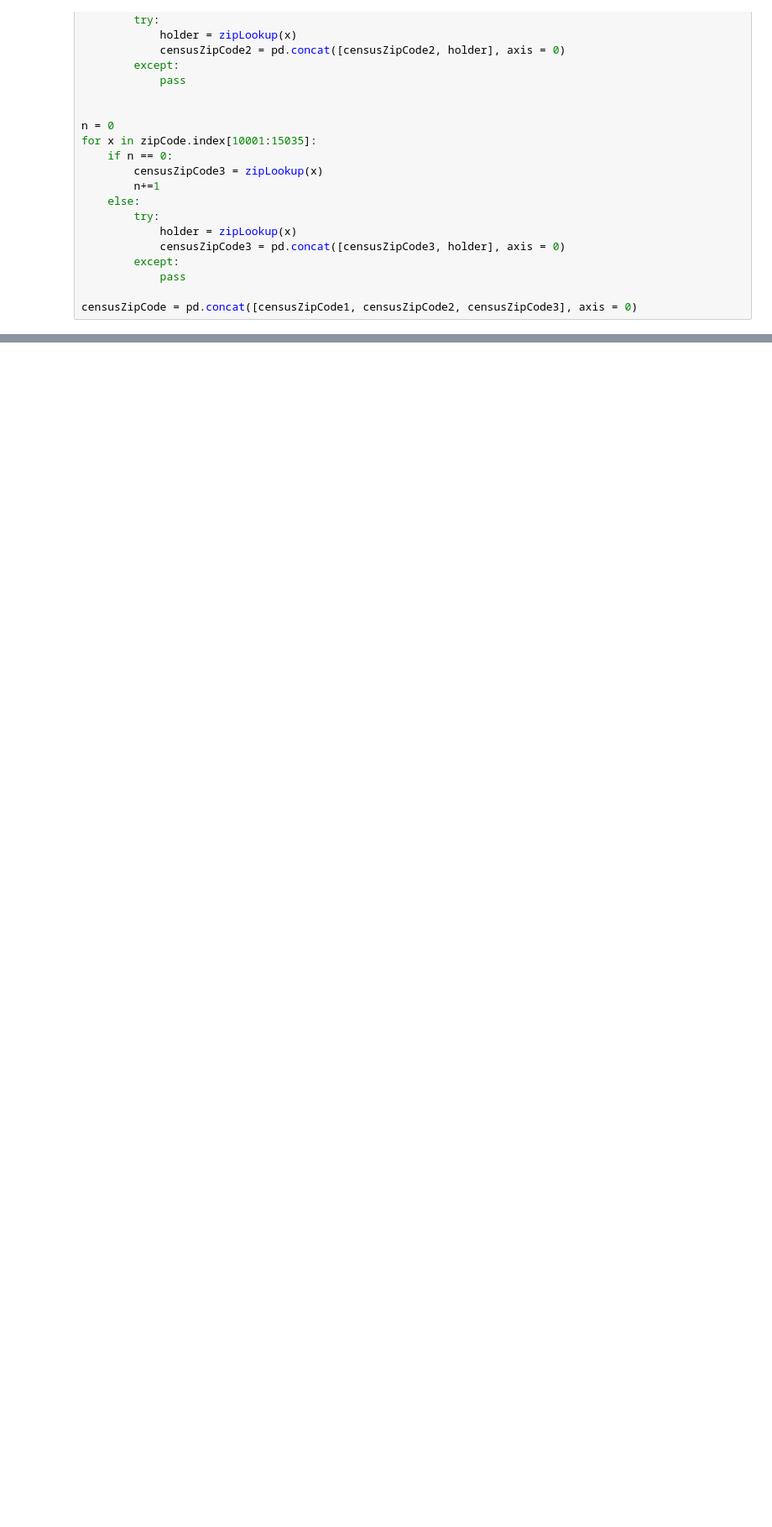
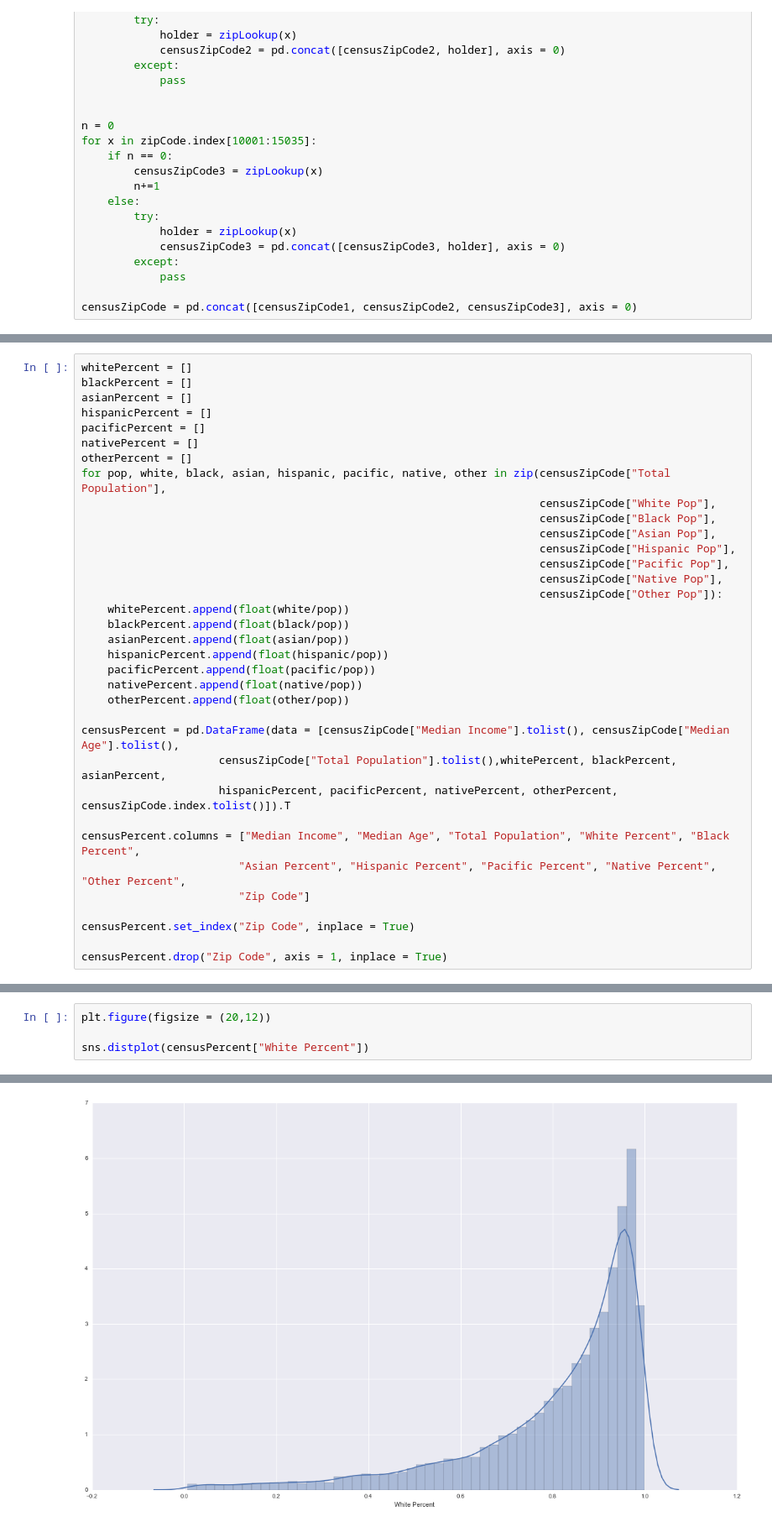
Before and after one commit to aaharrison/Realtor, a Jupyter notebook: Realtor Predictor.ipynb, the cells around one changed output, grey strips where cells are left out. Shown at 84% size. Drawn from its saved outputs; the diff is of its cells as text; blank space fills up the shorter version.

Commit message:
July 29th 5:41 PM Full Data Set Built Out

```diff
--- a/Realtor Predictor.ipynb
+++ b/Realtor Predictor.ipynb
@@ -334,0 +363,35 @@ censusZipCode.to_csv("Demographic Data by ZipCode.csv")
+# %%
+whitePercent = []
+blackPercent = []
+asianPercent = []
+hispanicPercent = []
+pacificPercent = []
+nativePercent = []
+otherPercent = []
+for pop, white, black, asian, hispanic, pacific, native, other in zip(censusZipCode["Total Population"],
+                                                                      censusZipCode["White Pop"],
+                                                                      censusZipCode["Black Pop"],
+                                                                      censusZipCode["Asian Pop"],
+                                                                      censusZipCode["Hispanic Pop"],
+                                                                      censusZipCode["Pacific Pop"],
+                                                                      censusZipCode["Native Pop"],
+                                                                      censusZipCode["Other Pop"]):
+    whitePercent.append(float(white/pop))
+    blackPercent.append(float(black/pop))
+    asianPercent.append(float(asian/pop))
+    hispanicPercent.append(float(hispanic/pop))
+    pacificPercent.append(float(pacific/pop))
+    nativePercent.append(float(native/pop))
+    otherPercent.append(float(other/pop))
+
+censusPercent = pd.DataFrame(data = [censusZipCode["Median Income"].tolist(), censusZipCode["Median Age"].tolist(),
+                     censusZipCode["Total Population"].tolist(),whitePercent, blackPercent, asianPercent,
+                     hispanicPercent, pacificPercent, nativePercent, otherPercent, censusZipCode.index.tolist()]).T
+
+censusPercent.columns = ["Median Income", "Median Age", "Total Population", "White Percent", "Black Percent",
+                        "Asian Percent", "Hispanic Percent", "Pacific Percent", "Native Percent", "Other Percent",
+                        "Zip Code"]
+
+censusPercent.set_index("Zip Code", inplace = True)
+
+censusPercent.drop("Zip Code", axis = 1, inplace = True)
@@ -334,0 +428,5 @@ censusZipCode.to_csv("Demographic Data by ZipCode.csv")
+# %%
+plt.figure(figsize = (20,12))
+
+sns.distplot(censusPercent["White Percent"])
+# %% [output]
@@ -334,0 +434 @@ censusZipCode.to_csv("Demographic Data by ZipCode.csv")
+[figure, added]
```
Also changed, not shown: parts of 15 cells of this notebook, 2 other files.
